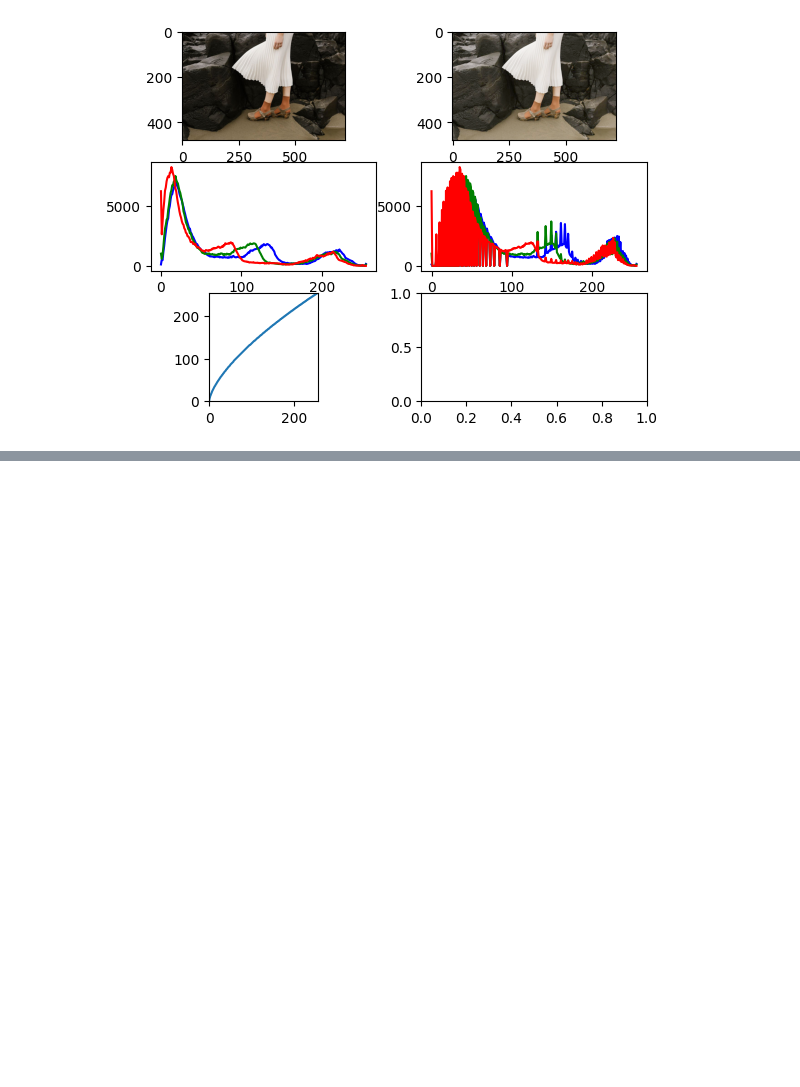
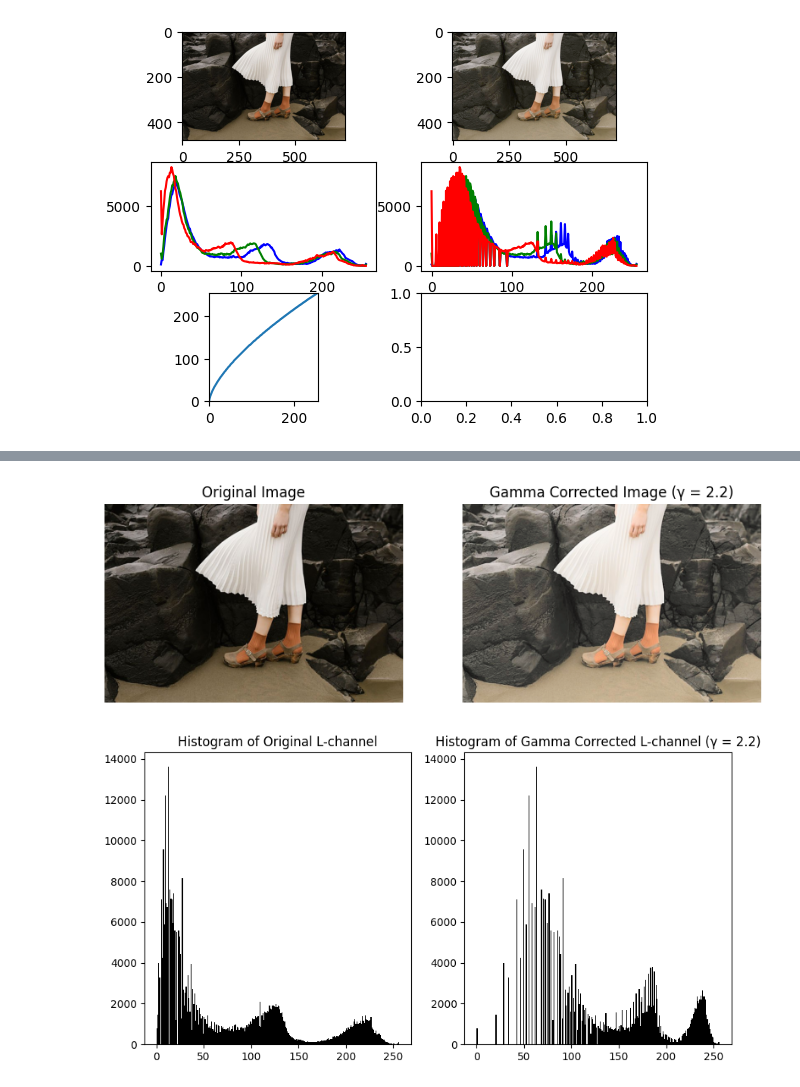
Before and after one commit to Kirushanth-G/EN3160---Image-Processing-and-Machine-Vision, a Jupyter notebook: Assignment1.ipynb, the cells around one changed output, grey strips where cells are left out. Saved outputs shown, nothing was run; the diff lists cells and outputs as text; code cells hidden in the pictures; blank space fills up the shorter version.

```diff
--- a/Assignment1.ipynb
+++ b/Assignment1.ipynb
@@ -256,0 +259,50 @@ plt.show()
+# %%
+import cv2
+import numpy as np
+import matplotlib.pyplot as plt
+
+# Load the image
+image = cv2.imread(r'a1images\highlights_and_shadows.jpg')
+
+# Convert the image from BGR (OpenCV default) to LAB color space
+lab_image = cv2.cvtColor(image, cv2.COLOR_BGR2LAB)
+
+# Split the LAB image into L, A, and B channels
+L, A, B = cv2.split(lab_image)
+
+# Apply gamma correction to the L-channel
+gamma = 2.2  # You can change the gamma value to see different results
+L_corrected = np.array(255 * (L / 255) ** (1 / gamma), dtype='uint8')
+
+# Merge the corrected L-channel back with A and B channels
+lab_corrected = cv2.merge([L_corrected, A, B])
+
+# Convert LAB back to BGR color space
+image_corrected = cv2.cvtColor(lab_corrected, cv2.COLOR_LAB2BGR)
+
+# Plot original and gamma corrected images
+plt.figure(figsize=(10, 5))
+plt.subplot(1, 2, 1)
+plt.imshow(cv2.cvtColor(image, cv2.COLOR_BGR2RGB))
+plt.title('Original Image')
+plt.axis('off')
+
+plt.subplot(1, 2, 2)
+plt.imshow(cv2.cvtColor(image_corrected, cv2.COLOR_BGR2RGB))
+plt.title(f'Gamma Corrected Image (γ = {gamma})')
+plt.axis('off')
+
+# Show histograms of the L-channel before and after correction
+plt.figure(figsize=(10, 5))
+plt.subplot(1, 2, 1)
+plt.hist(L.ravel(), 256, [0, 256], color='black')
+plt.title('Histogram of Original L-channel')
+
+plt.subplot(1, 2, 2)
+plt.hist(L_corrected.ravel(), 256, [0, 256], color='black')
+plt.title(f'Histogram of Gamma Corrected L-channel (γ = {gamma})')
+
+plt.show()
+# %% [output]
+[figure, added]
+[figure, added]
```
Also changed, not shown: parts of 5 cells of this notebook.
